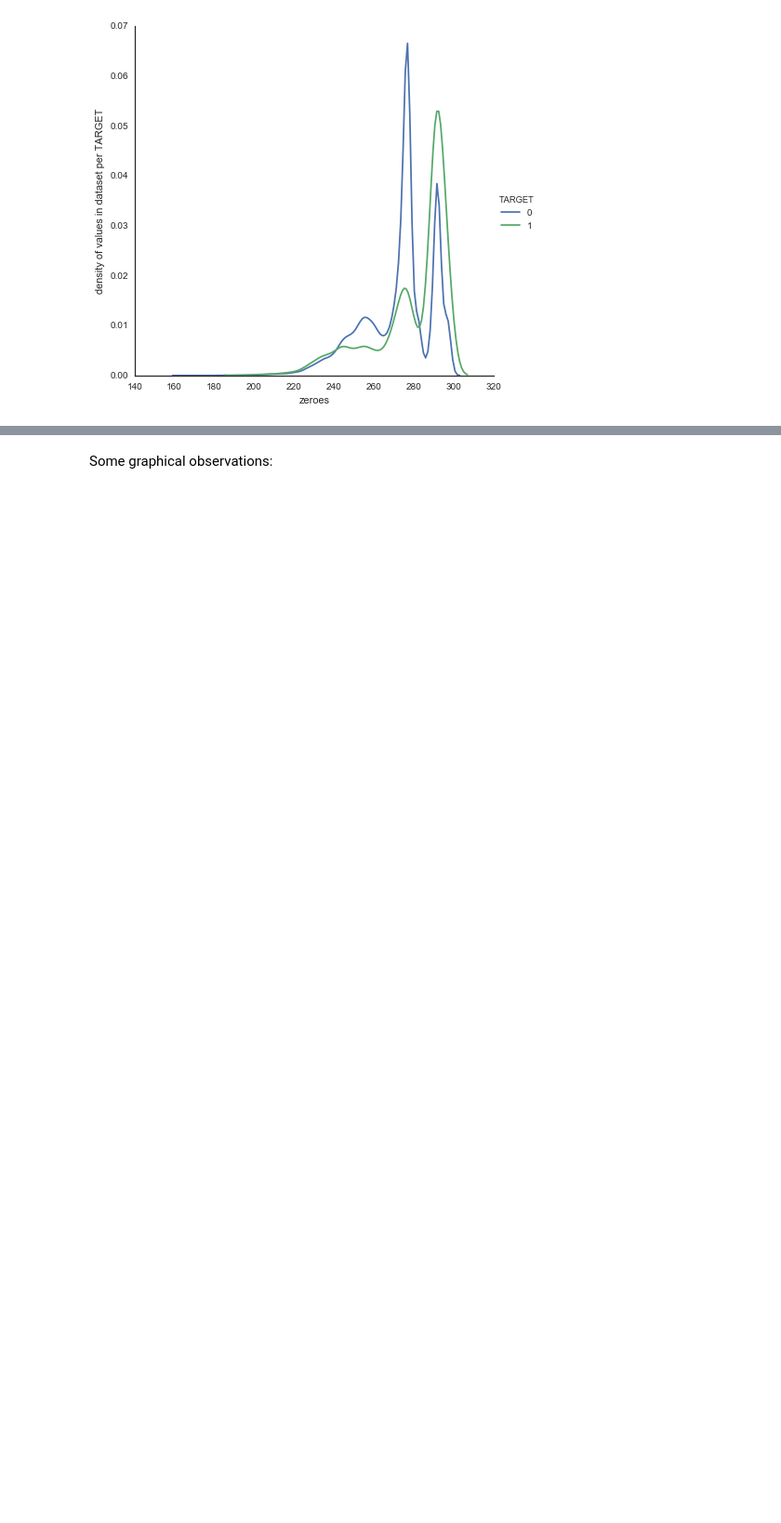
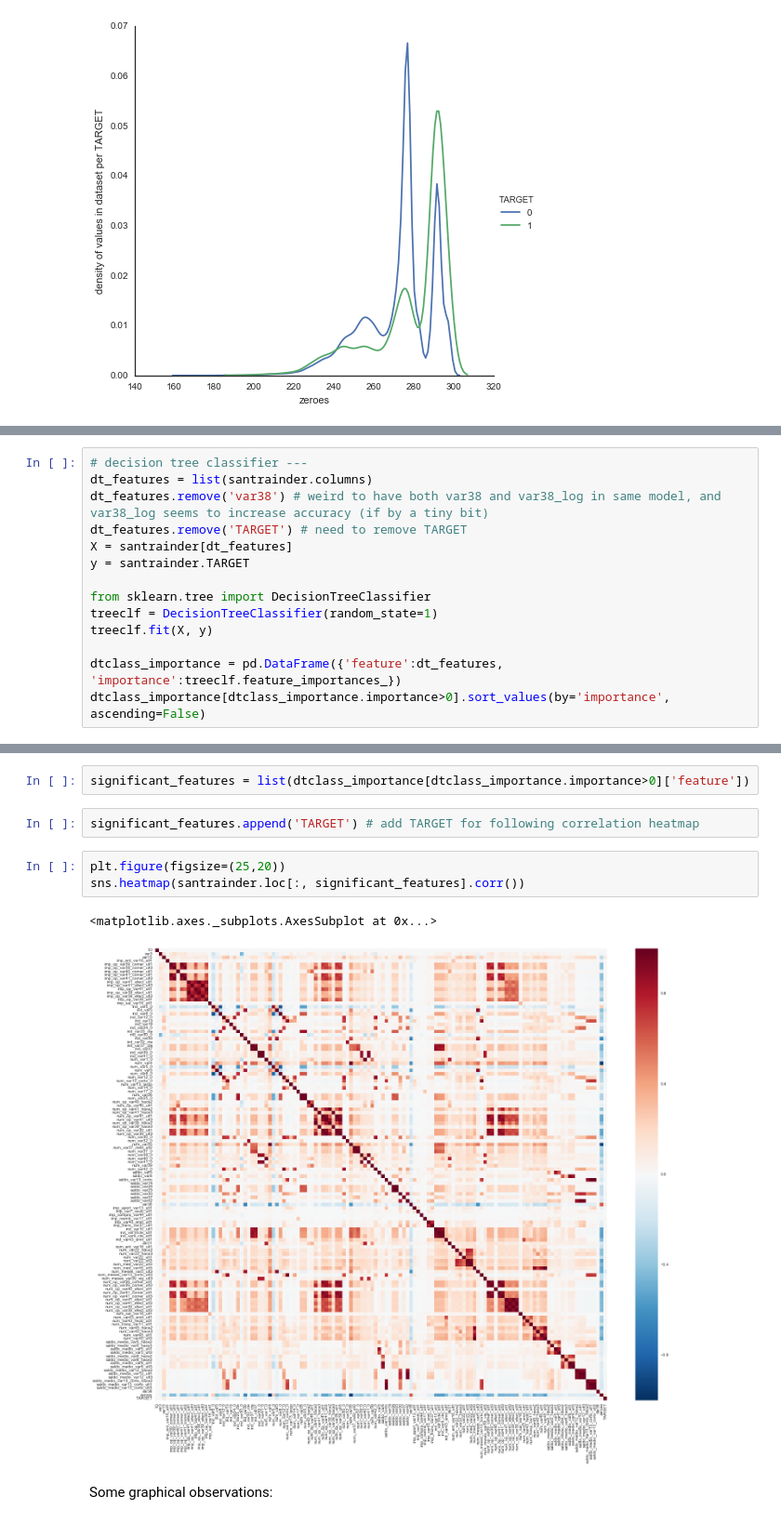
Before and after one commit to sketchychen/kaggle_santander, a Jupyter notebook: kaggle_santander_draft.ipynb, the cells around one changed output, grey strips where cells are left out. Shown at 93% size. Drawn from its saved outputs; the diff is of its cells as text; blank space fills up the shorter version.

```diff
--- a/kaggle_santander_draft.ipynb
+++ b/kaggle_santander_draft.ipynb
@@ -745 +746,15 @@ plt.ylabel('density of values in dataset per TARGET')
 Something something I'm still working on this sorry.
+# %%
+# decision tree classifier ---
+dt_features = list(santrainder.columns)
+dt_features.remove('var38') # weird to have both var38 and var38_log in same model, and var38_log seems to increase accuracy (if by a tiny bit)
+dt_features.remove('TARGET') # need to remove TARGET
+X = santrainder[dt_features]
+y = santrainder.TARGET
+
+from sklearn.tree import DecisionTreeClassifier
+treeclf = DecisionTreeClassifier(random_state=1)
+treeclf.fit(X, y)
+
+dtclass_importance = pd.DataFrame({'feature':dt_features, 'importance':treeclf.feature_importances_})
+dtclass_importance[dtclass_importance.importance>0].sort_values(by='importance', ascending=False)
@@ -746,3 +780,13 @@ Something something I'm still working on this sorry.
+# %%
+significant_features = list(dtclass_importance[dtclass_importance.importance>0]['feature'])
+# %%
+significant_features.append('TARGET') # add TARGET for following correlation heatmap
+# %%
+plt.figure(figsize=(25,20))
+sns.heatmap(santrainder.loc[:, significant_features].corr())
+# %% [output]
+<matplotlib.axes._subplots.AxesSubplot at 0x...>
+[figure, added]
 # %% [markdown]
 Some graphical observations:
 # %%
```
Also changed, not shown: parts of 21 cells of this notebook, 2 other files.
